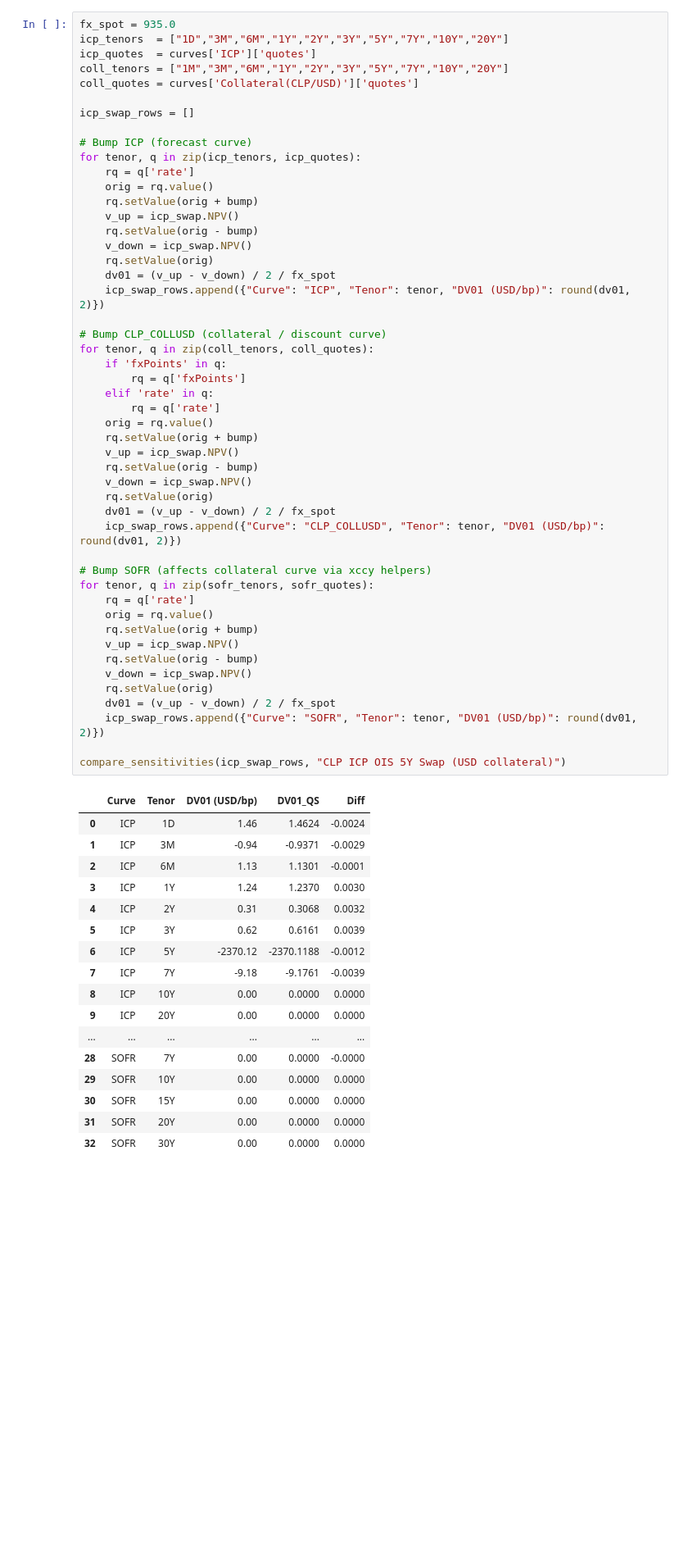
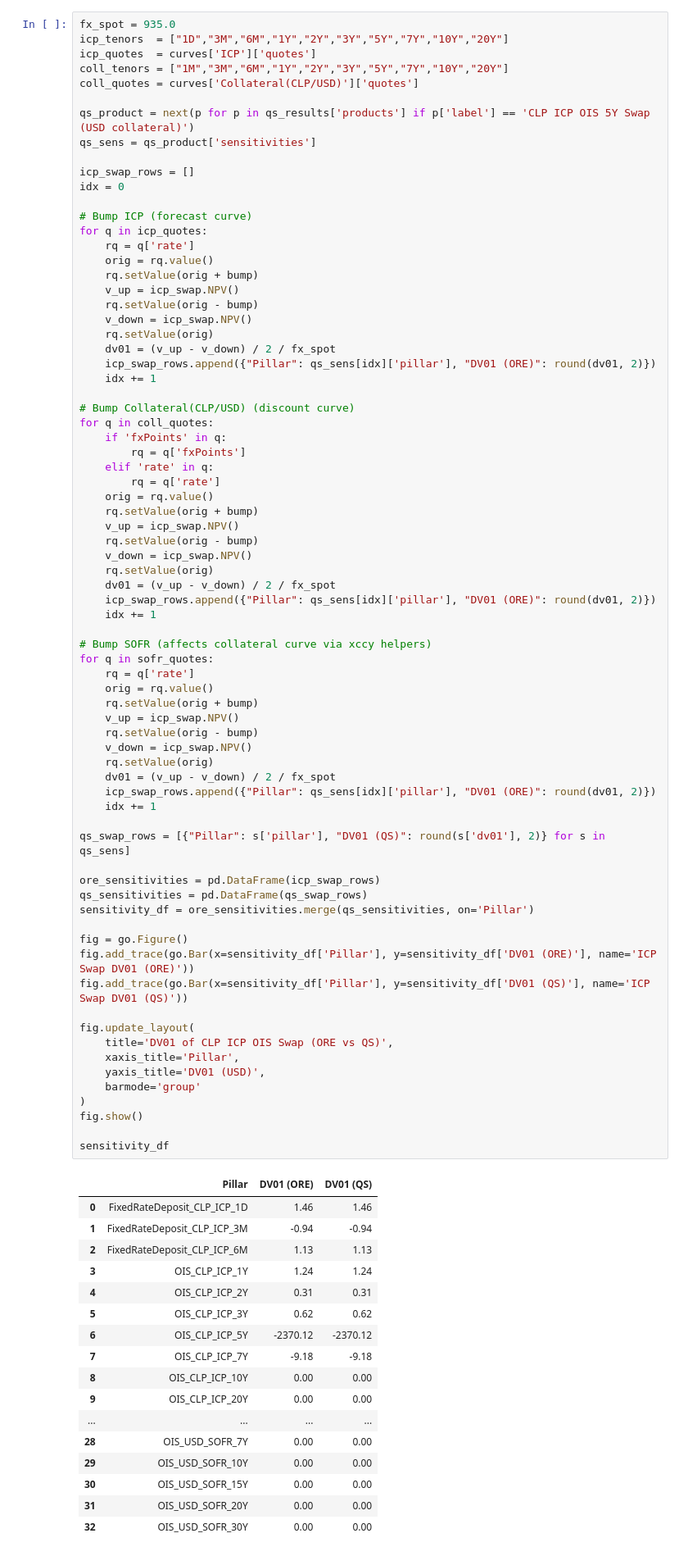
Before and after one commit to jmelo11/quantsupport, a Jupyter notebook: examples/sensitivity/bechmark/sensitivity.ipynb, the cells around one changed output. Shown at 82% size. Drawn from its saved outputs; the diff is of its cells as text; blank space fills up the shorter version.

```diff
--- a/examples/sensitivity/bechmark/sensitivity.ipynb
+++ b/examples/sensitivity/bechmark/sensitivity.ipynb
@@ -320,63 +284,88 @@ icp_quotes  = curves['ICP']['quotes']
 coll_tenors = ["1M","3M","6M","1Y","2Y","3Y","5Y","7Y","10Y","20Y"]
 coll_quotes = curves['Collateral(CLP/USD)']['quotes']
 
+qs_product = next(p for p in qs_results['products'] if p['label'] == 'CLP ICP OIS 5Y Swap (USD collateral)')
+qs_sens = qs_product['sensitivities']
+
 icp_swap_rows = []
+idx = 0
 
 # Bump ICP (forecast curve)
-for tenor, q in zip(icp_tenors, icp_quotes):
+for q in icp_quotes:
     rq = q['rate']
     orig = rq.value()
     rq.setValue(orig + bump)
     v_up = icp_swap.NPV()
     rq.setValue(orig - bump)
     v_down = icp_swap.NPV()
     rq.setValue(orig)
     dv01 = (v_up - v_down) / 2 / fx_spot
-    icp_swap_rows.append({"Curve": "ICP", "Tenor": tenor, "DV01 (USD/bp)": round(dv01, 2)})
+    icp_swap_rows.append({"Pillar": qs_sens[idx]['pillar'], "DV01 (ORE)": round(dv01, 2)})
+    idx += 1
 
-# Bump CLP_COLLUSD (collateral / discount curve)
-for tenor, q in zip(coll_tenors, coll_quotes):
+# Bump Collateral(CLP/USD) (discount curve)
+for q in coll_quotes:
     if 'fxPoints' in q:
         rq = q['fxPoints']
     elif 'rate' in q:
         rq = q['rate']
     orig = rq.value()
     rq.setValue(orig + bump)
     v_up = icp_swap.NPV()
     rq.setValue(orig - bump)
     v_down = icp_swap.NPV()
     rq.setValue(orig)
     dv01 = (v_up - v_down) / 2 / fx_spot
-    icp_swap_rows.append({"Curve": "CLP_COLLUSD", "Tenor": tenor, "DV01 (USD/bp)": round(dv01, 2)})
+    icp_swap_rows.append({"Pillar": qs_sens[idx]['pillar'], "DV01 (ORE)": round(dv01, 2)})
+    idx += 1
 
 # Bump SOFR (affects collateral curve via xccy helpers)
-for tenor, q in zip(sofr_tenors, sofr_quotes):
+for q in sofr_quotes:
     rq = q['rate']
     orig = rq.value()
     rq.setValue(orig + bump)
     v_up = icp_swap.NPV()
     rq.setValue(orig - bump)
     v_down = icp_swap.NPV()
     rq.setValue(orig)
     dv01 = (v_up - v_down) / 2 / fx_spot
-    icp_swap_rows.append({"Curve": "SOFR", "Tenor": tenor, "DV01 (USD/bp)": round(dv01, 2)})
+    icp_swap_rows.append({"Pillar": qs_sens[idx]['pillar'], "DV01 (ORE)": round(dv01, 2)})
+    idx += 1
 
-compare_sensitivities(icp_swap_rows, "CLP ICP OIS 5Y Swap (USD collateral)")
+qs_swap_rows = [{"Pillar": s['pillar'], "DV01 (QS)": round(s['dv01'], 2)} for s in qs_sens]
+
+ore_sensitivities = pd.DataFrame(icp_swap_rows)
+qs_sensitivities = pd.DataFrame(qs_swap_rows)
+sensitivity_df = ore_sensitivities.merge(qs_sensitivities, on='Pillar')
+
+fig = go.Figure()
+fig.add_trace(go.Bar(x=sensitivity_df['Pillar'], y=sensitivity_df['DV01 (ORE)'], name='ICP Swap DV01 (ORE)'))
+fig.add_trace(go.Bar(x=sensitivity_df['Pillar'], y=sensitivity_df['DV01 (QS)'], name='ICP Swap DV01 (QS)'))
+
+fig.update_layout(
+    title='DV01 of CLP ICP OIS Swap (ORE vs QS)',
+    xaxis_title='Pillar',
+    yaxis_title='DV01 (USD)',
+    barmode='group'
+)
+fig.show()
+
+sensitivity_df
 # %% [output]
-|  | Curve | Tenor | DV01 (USD/bp) | DV01_QS | Diff |
-| 0 | ICP | 1D | 1.46 | 1.4624 | -0.0024 |
-| 1 | ICP | 3M | -0.94 | -0.9371 | -0.0029 |
-| 2 | ICP | 6M | 1.13 | 1.1301 | -0.0001 |
-| 3 | ICP | 1Y | 1.24 | 1.2370 | 0.0030 |
-| 4 | ICP | 2Y | 0.31 | 0.3068 | 0.0032 |
-| 5 | ICP | 3Y | 0.62 | 0.6161 | 0.0039 |
-| 6 | ICP | 5Y | -2370.12 | -2370.1188 | -0.0012 |
-| 7 | ICP | 7Y | -9.18 | -9.1761 | -0.0039 |
-| 8 | ICP | 10Y | 0.00 | 0.0000 | 0.0000 |
-| 9 | ICP | 20Y | 0.00 | 0.0000 | 0.0000 |
-| ... | ... | ... | ... | ... | ... |
-| 28 | SOFR | 7Y | 0.00 | 0.0000 | -0.0000 |
-| 29 | SOFR | 10Y | 0.00 | 0.0000 | 0.0000 |
-| 30 | SOFR | 15Y | 0.00 | 0.0000 | 0.0000 |
-| 31 | SOFR | 20Y | 0.00 | 0.0000 | 0.0000 |
-| 32 | SOFR | 30Y | 0.00 | 0.0000 | 0.0000 |
+|  | Pillar | DV01 (ORE) | DV01 (QS) |
+| 0 | FixedRateDeposit_CLP_ICP_1D | 1.46 | 1.46 |
+| 1 | FixedRateDeposit_CLP_ICP_3M | -0.94 | -0.94 |
+| 2 | FixedRateDeposit_CLP_ICP_6M | 1.13 | 1.13 |
+| 3 | OIS_CLP_ICP_1Y | 1.24 | 1.24 |
+| 4 | OIS_CLP_ICP_2Y | 0.31 | 0.31 |
+| 5 | OIS_CLP_ICP_3Y | 0.62 | 0.62 |
+| 6 | OIS_CLP_ICP_5Y | -2370.12 | -2370.12 |
+| 7 | OIS_CLP_ICP_7Y | -9.18 | -9.18 |
+| 8 | OIS_CLP_ICP_10Y | 0.00 | 0.00 |
+| 9 | OIS_CLP_ICP_20Y | 0.00 | 0.00 |
+| ... | ... | ... | ... |
+| 28 | OIS_USD_SOFR_7Y | 0.00 | 0.00 |
+| 29 | OIS_USD_SOFR_10Y | 0.00 | 0.00 |
+| 30 | OIS_USD_SOFR_15Y | 0.00 | 0.00 |
+| 31 | OIS_USD_SOFR_20Y | 0.00 | 0.00 |
+| 32 | OIS_USD_SOFR_30Y | 0.00 | 0.00 |
```
Also changed, not shown: parts of 20 cells of this notebook, 1 other file.
